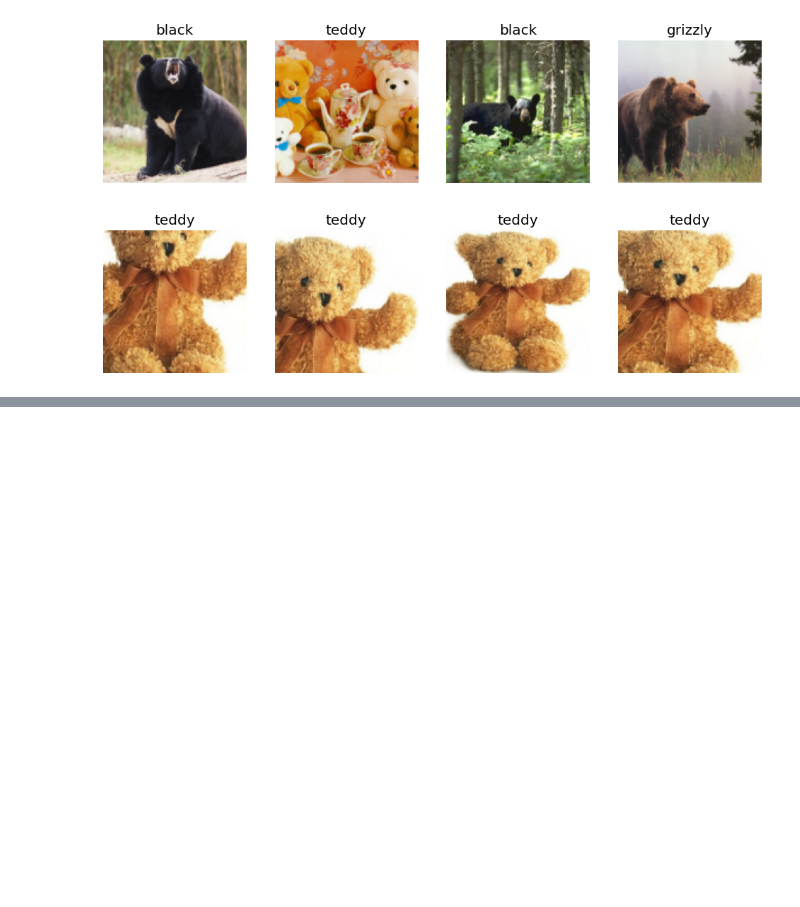
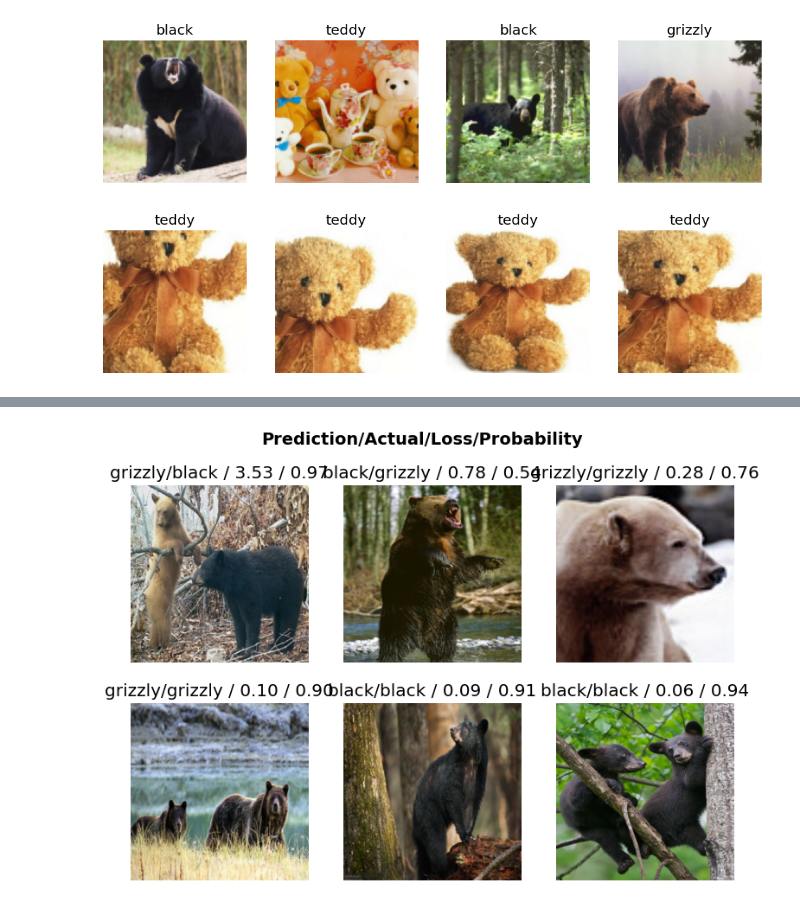
Before and after one commit to abhay1208/DLIntroFastAI, a Jupyter notebook: lecture2_production.ipynb, the cells around one changed output, grey strips where cells are left out. Drawn from its saved outputs; the diff is of its cells as text; code cells hidden in the pictures; blank space fills up the shorter version.

```diff
--- a/lecture2_production.ipynb
+++ b/lecture2_production.ipynb
@@ -61,0 +85,3 @@ NotImplementedError: The operator 'aten::_linalg_solve_ex.result' is not current
+# %%
+interp.plot_top_losses(6, nrows=2)
+# %% [output]
@@ -61,0 +89 @@ NotImplementedError: The operator 'aten::_linalg_solve_ex.result' is not current
+[figure, added]
```
Also changed, not shown: parts of 12 cells of this notebook.
